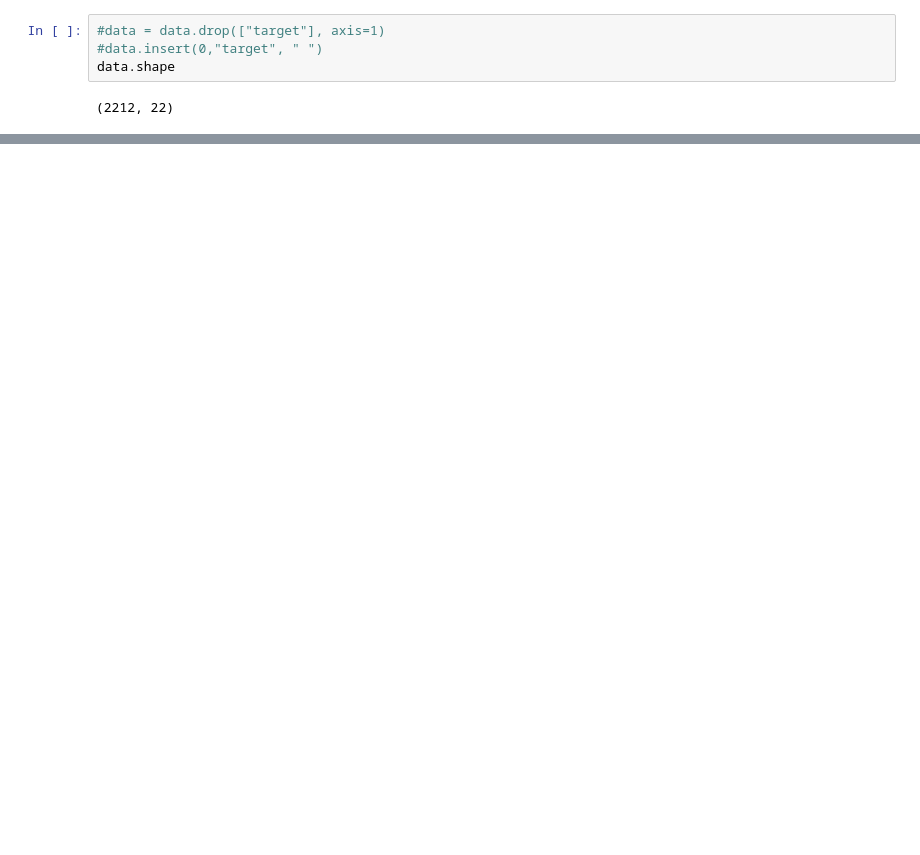
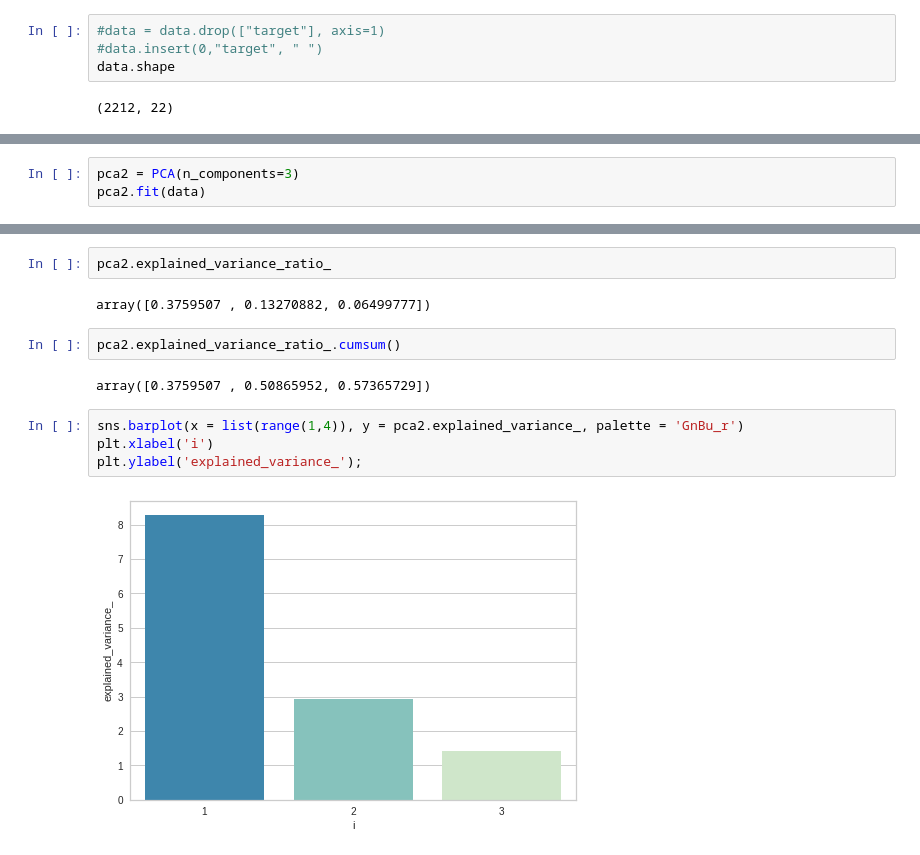
Before and after one commit to AliceKitchkin/Unsupervised-Machine-Learning, a Jupyter notebook: CustomerSegmentation.ipynb, the cells around one changed output, grey strips where cells are left out. Cells and saved outputs as stored; diff of their text form; blank space fills up the shorter version.

```diff
--- a/CustomerSegmentation.ipynb
+++ b/CustomerSegmentation.ipynb
@@ -413,0 +409,3 @@ Text(0, 0.5, 'Cumulative Explained Variance')
+# %%
+pca2 = PCA(n_components=3)
+pca2.fit(data)
@@ -413,0 +455,14 @@ Text(0, 0.5, 'Cumulative Explained Variance')
+# %%
+pca2.explained_variance_ratio_
+# %% [output]
+array([0.3759507 , 0.13270882, 0.06499777])
+# %%
+pca2.explained_variance_ratio_.cumsum()
+# %% [output]
+array([0.3759507 , 0.50865952, 0.57365729])
+# %%
+sns.barplot(x = list(range(1,4)), y = pca2.explained_variance_, palette = 'GnBu_r')
+plt.xlabel('i')
+plt.ylabel('explained_variance_');
+# %% [output]
+[figure, added]
```
Also changed, not shown: parts of 9 cells of this notebook.
